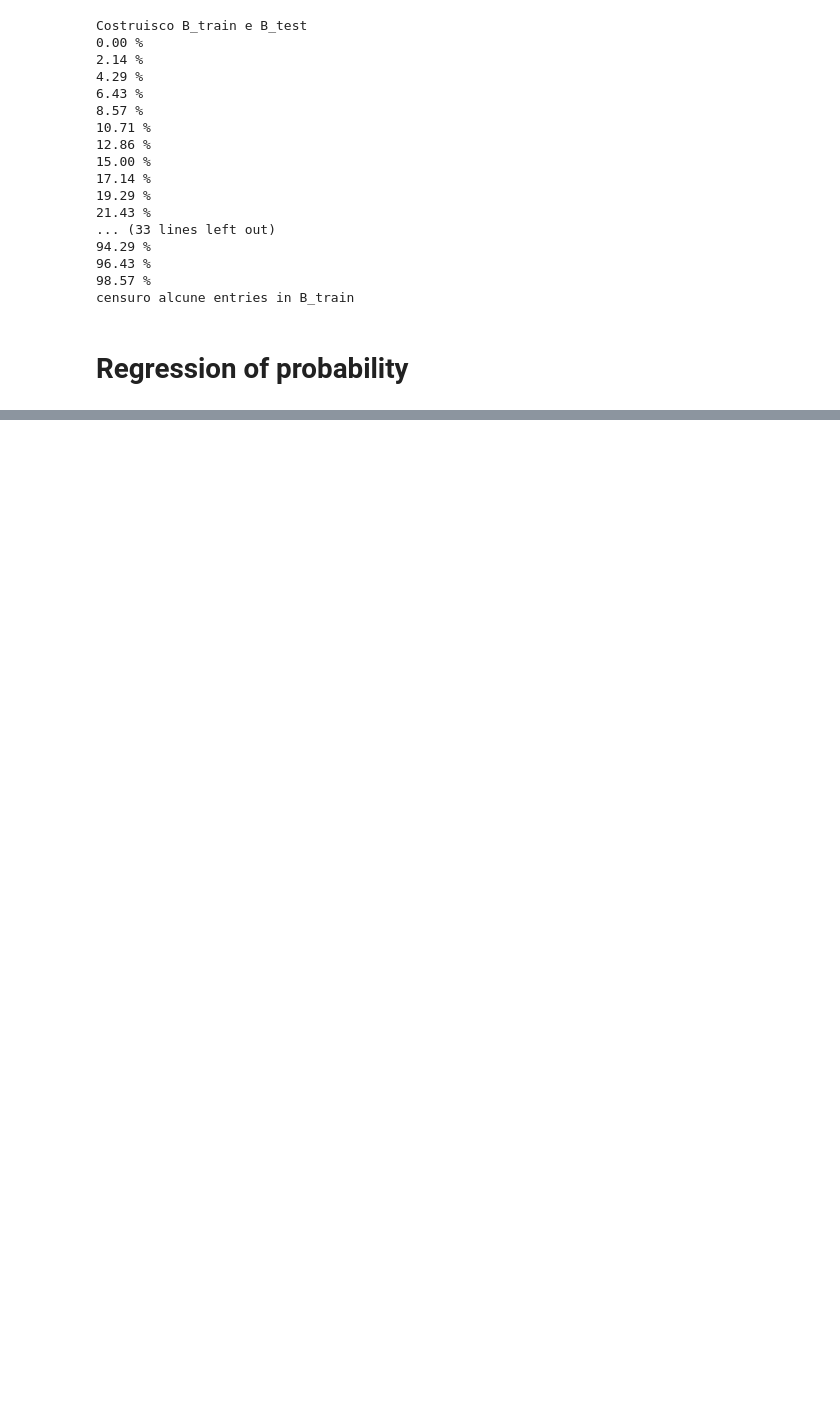
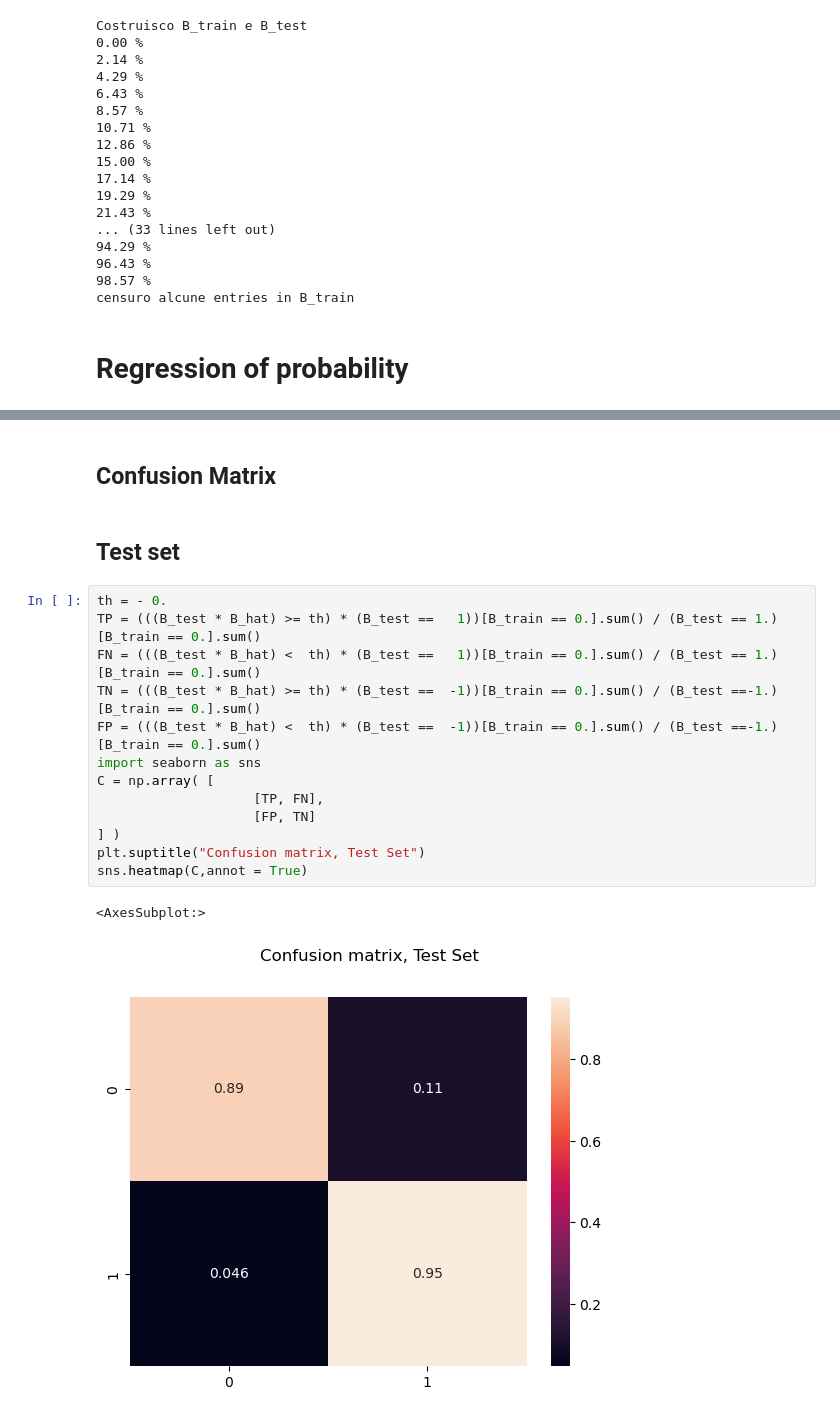
Before and after one commit to lucamuscarnera/ComplexNetworkProject, a Jupyter notebook: Diseases analysis probablity inference.ipynb, the cells around one changed output, grey strips where cells are left out. Saved outputs shown, nothing was run; the diff lists cells and outputs as text; blank space fills up the shorter version.

```diff
--- a/Diseases analysis probablity inference.ipynb
+++ b/Diseases analysis probablity inference.ipynb
@@ -134,0 +144,20 @@ plt.imshow((B_test * (B_train == 0.))[150:250,150:250] )
+# %% [markdown]
+## Confusion Matrix
+# %% [markdown]
+## Test set
+# %%
+th = - 0.
+TP = (((B_test * B_hat) >= th) * (B_test ==   1))[B_train == 0.].sum() / (B_test == 1.)[B_train == 0.].sum()
+FN = (((B_test * B_hat) <  th) * (B_test ==   1))[B_train == 0.].sum() / (B_test == 1.)[B_train == 0.].sum()
+TN = (((B_test * B_hat) >= th) * (B_test ==  -1))[B_train == 0.].sum() / (B_test ==-1.)[B_train == 0.].sum()
+FP = (((B_test * B_hat) <  th) * (B_test ==  -1))[B_train == 0.].sum() / (B_test ==-1.)[B_train == 0.].sum()
+import seaborn as sns
+C = np.array( [
+                    [TP, FN],
+                    [FP, TN]
+] )
+plt.suptitle("Confusion matrix, Test Set")
+sns.heatmap(C,annot = True)
+# %% [output]
+<AxesSubplot:>
+[figure, added]
```
Also changed, not shown: parts of 11 cells of this notebook.
